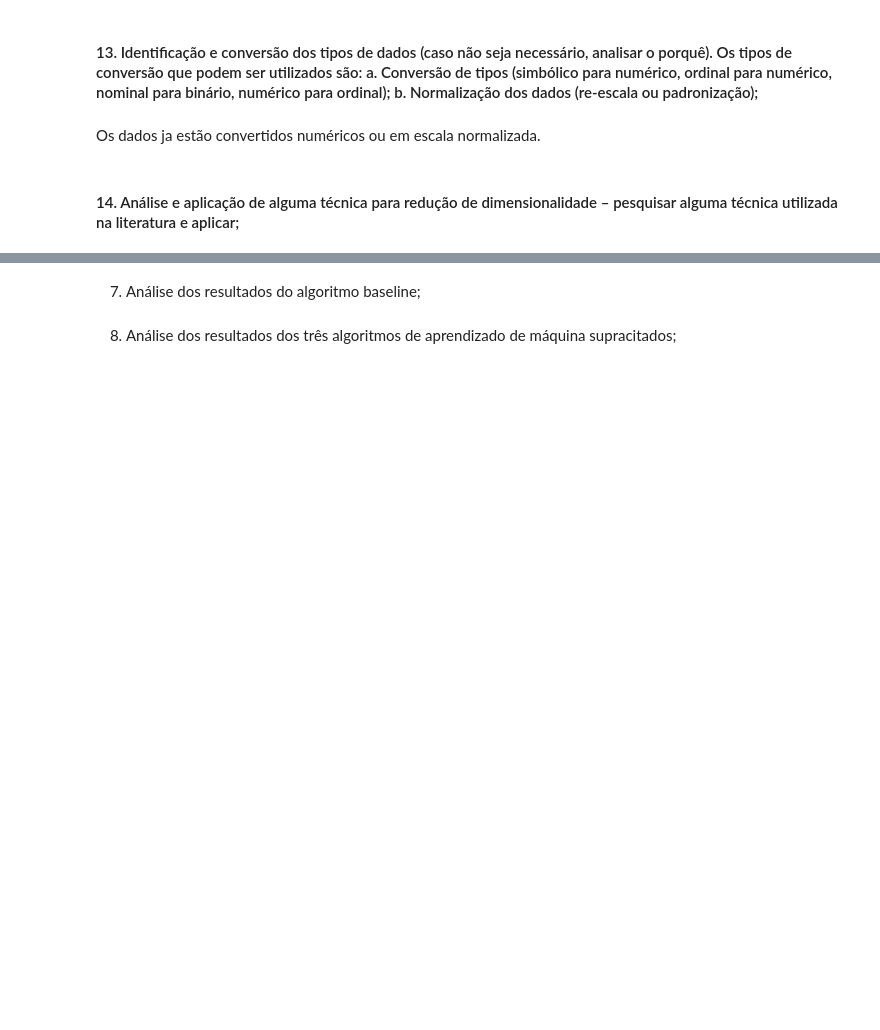
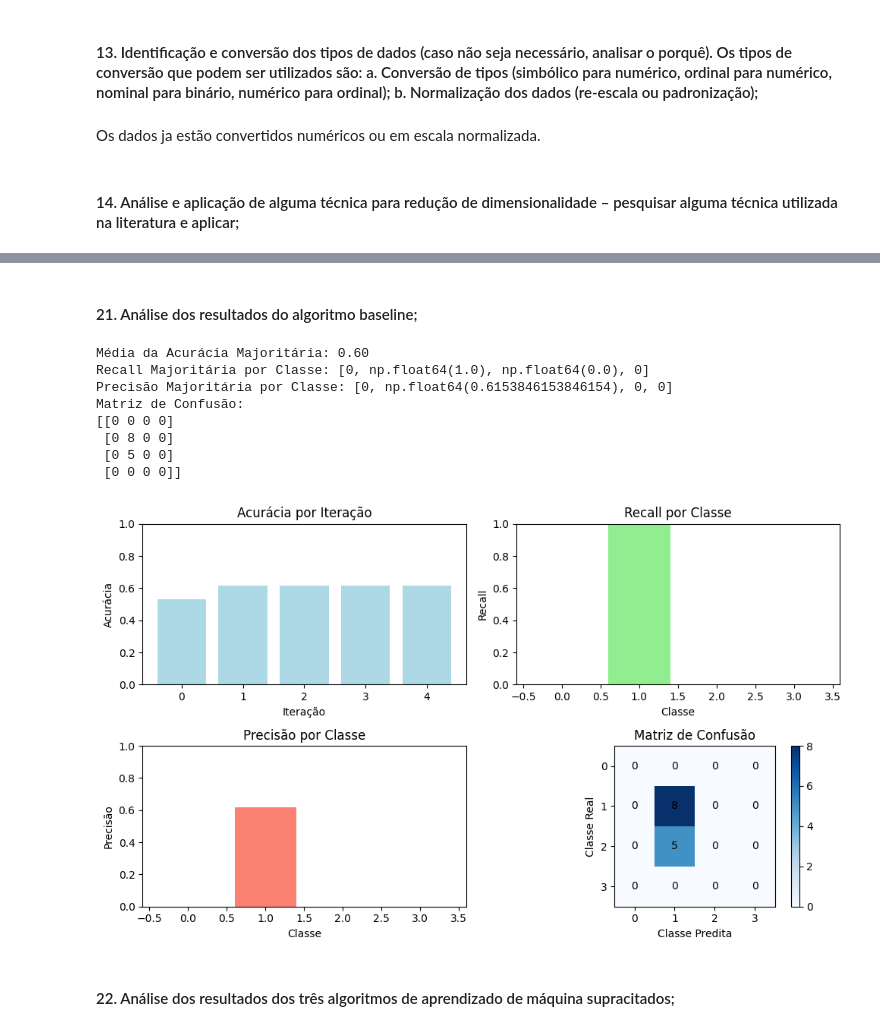
Before and after one commit to Rarvs/Lymhography-data-analysis, a Jupyter notebook: trabalho.ipynb, the cells around one changed output, grey strips where cells are left out. Drawn from its saved outputs; the diff is of its cells as text; code cells hidden in the pictures; blank space fills up the shorter version.

```diff
--- a/trabalho.ipynb
+++ b/trabalho.ipynb
@@ -557,5 +495,67 @@ decisão (decision tree ou árvore C4.5);
 # %% [markdown]
 
-7. Análise dos resultados do algoritmo baseline;
+#### 21. Análise dos resultados do algoritmo baseline;
+# %%
+# Média da Acurácia
+# Cálculo da média de acurácia
+mean_accuracy = np.mean(accuracies)
+
+# Exibição dos resultados com formatação
+print(f"\033[1mMédia da Acurácia Majoritária:\033[0m {mean_accuracy:.2f}")
+print(f"\033[1mRecall Majoritária por Classe:\033[0m {recalls}")
+print(f"\033[1mPrecisão Majoritária por Classe:\033[0m {precisions}")
+print(f"\033[1mMatriz de Confusão:\033[0m\n{np.array(confusion_matrix)}")
+
+# Gráfico da Acurácia
+plot.figure(figsize=(10, 6))
+
+# Gráfico de barras para acurácia
+plot.subplot(2, 2, 1)
+plot.bar(range(len(accuracies)), accuracies, color='lightblue')
+plot.ylim(0, 1)
+plot.title("Acurácia por Iteração")
+plot.xlabel("Iteração")
+plot.ylabel("Acurácia")
+
+# Gráfico de barras para Recall por classe
+plot.subplot(2, 2, 2)
+plot.bar(range(len(recalls)), recalls, color='lightgreen')
+plot.ylim(0, 1)
+plot.title("Recall por Classe")
+plot.xlabel("Classe")
+plot.ylabel("Recall")
+
+# Gráfico de barras para Precisão por classe
+plot.subplot(2, 2, 3)
+plot.bar(range(len(precisions)), precisions, color='salmon')
+plot.ylim(0, 1)
+plot.title("Precisão por Classe")
+plot.xlabel("Classe")
+plot.ylabel("Precisão")
+
+# Gráfico de matriz de confusão
+plot.subplot(2, 2, 4)
+plot.imshow(confusion_matrix, cmap='Blues', interpolation='nearest')
+plot.title("Matriz de Confusão")
+plot.colorbar()
+plot.xlabel('Classe Predita')
+plot.ylabel('Classe Real')
+
+for i in range(len(confusion_matrix)):
+    for j in range(len(confusion_matrix[0])):
+        plot.text(j, i, str(confusion_matrix[i][j]), ha='center', va='center', color="black")
+
+plot.tight_layout()
+plot.show()
+# %% [output]
+Média da Acurácia Majoritária: 0.60
+Recall Majoritária por Classe: [0, np.float64(1.0), np.float64(0.0), 0]
+Precisão Majoritária por Classe: [0, np.float64(0.6153846153846154), 0, 0]
+Matriz de Confusão:
+[[0 0 0 0]
+ [0 8 0 0]
+ [0 5 0 0]
+ [0 0 0 0]]
+[figure, added]
 # %% [markdown]
-8. Análise dos resultados dos três algoritmos de aprendizado de máquina supracitados;
+#### 22. Análise dos resultados dos três algoritmos de aprendizado de máquina supracitados;
```
Also changed, not shown: parts of 13 cells of this notebook, 1 other file.
